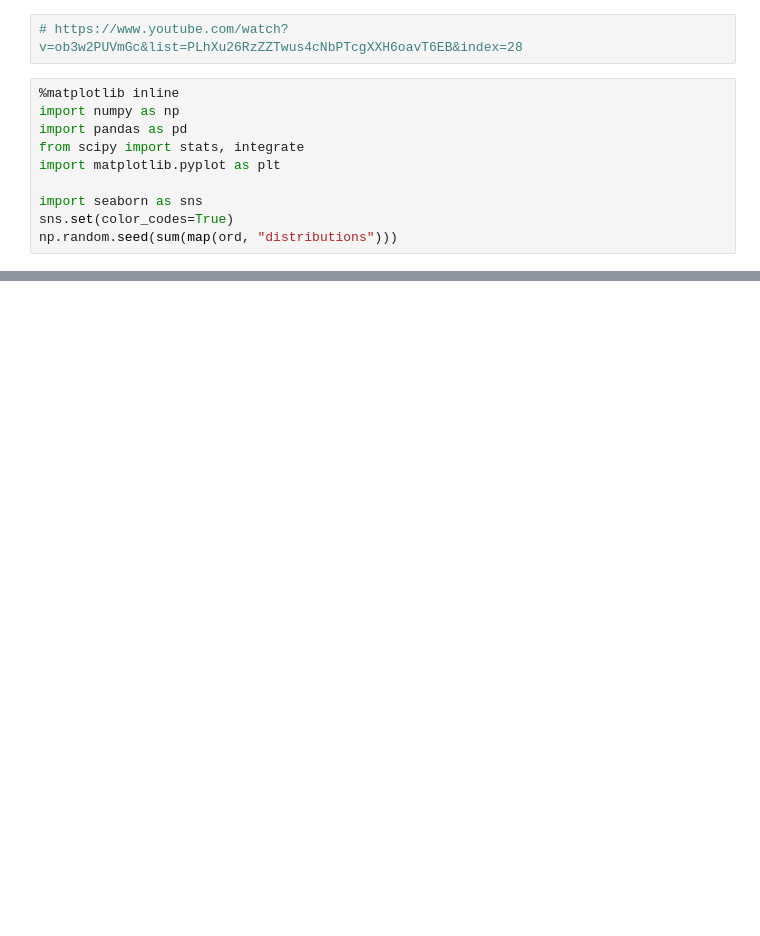
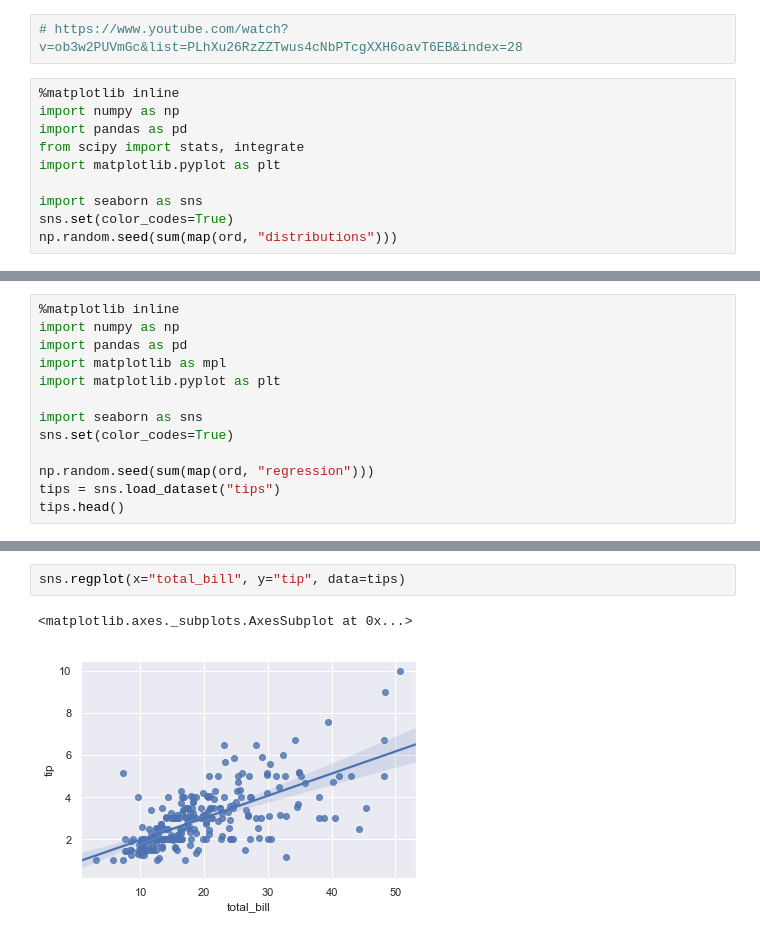
Before and after one commit to thomashuan88/python_ml, a Jupyter notebook: data_analytic1.ipynb, the cells around one changed output, grey strips where cells are left out. Drawn from its saved outputs; the diff is of its cells as text; blank space fills up the shorter version.

Commit message:
data_analytic 2

```diff
--- a/data_analytic1.ipynb
+++ b/data_analytic1.ipynb
@@ -76,0 +91,13 @@ sns.jointplot(x="x",y="y", data=df)
+# %%
+%matplotlib inline
+import numpy as np
+import pandas as pd
+import matplotlib as mpl
+import matplotlib.pyplot as plt
+
+import seaborn as sns
+sns.set(color_codes=True)
+
+np.random.seed(sum(map(ord, "regression")))
+tips = sns.load_dataset("tips")
+tips.head()
@@ -76,0 +111,5 @@ sns.jointplot(x="x",y="y", data=df)
+# %%
+sns.regplot(x="total_bill", y="tip", data=tips)
+# %% [output]
+<matplotlib.axes._subplots.AxesSubplot at 0x...>
+[figure, added]
```
Also changed, not shown: parts of 24 cells of this notebook, 1 other file.
